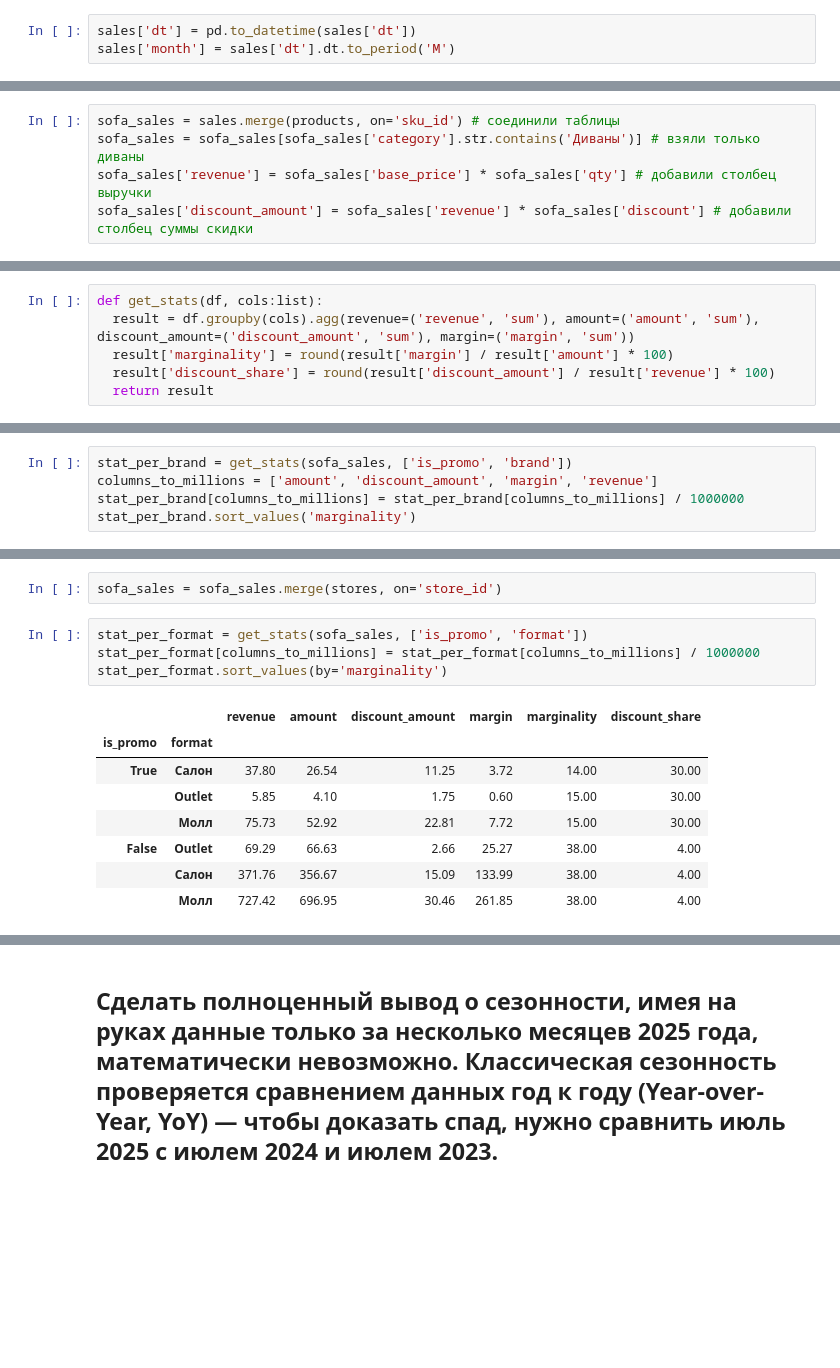
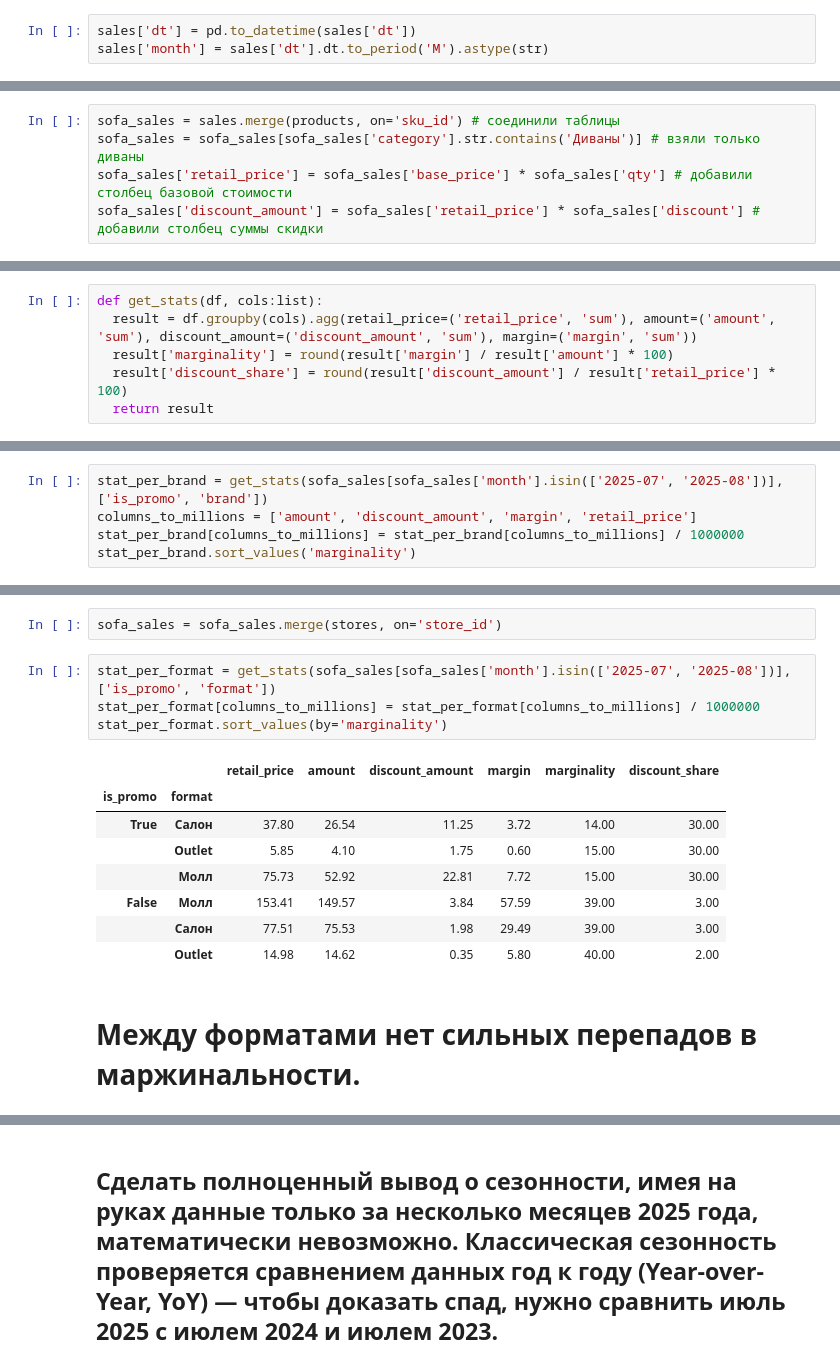
Before and after one commit to Boris160498/Askona, a Jupyter notebook: Askona.ipynb, the cells around one changed output, grey strips where cells are left out. Drawn from its saved outputs; the diff is of its cells as text; blank space fills up the shorter version.

```diff
--- a/Askona.ipynb
+++ b/Askona.ipynb
@@ -79,5 +79,5 @@ memory usage: 3.3+ MB
 # Приведём данные к нужному формату, добавим месяц продаж, чтобы можно было сгруппировать по нему для анализа
 # %%
 sales['dt'] = pd.to_datetime(sales['dt'])
-sales['month'] = sales['dt'].dt.to_period('M')
+sales['month'] = sales['dt'].dt.to_period('M').astype(str)
 # %% [markdown]
@@ -85,8 +85,8 @@ sales['month'] = sales['dt'].dt.to_period('M')
 # %%
 sofa_sales = sales.merge(products, on='sku_id') # соединили таблицы
 sofa_sales = sofa_sales[sofa_sales['category'].str.contains('Диваны')] # взяли только диваны
-sofa_sales['revenue'] = sofa_sales['base_price'] * sofa_sales['qty'] # добавили столбец выручки
-sofa_sales['discount_amount'] = sofa_sales['revenue'] * sofa_sales['discount'] # добавили столбец суммы скидки
+sofa_sales['retail_price'] = sofa_sales['base_price'] * sofa_sales['qty'] # добавили столбец базовой стоимости
+sofa_sales['discount_amount'] = sofa_sales['retail_price'] * sofa_sales['discount'] # добавили столбец суммы скидки
 # %%
 sofa_sales.head()
 # %% [output]
@@ -106,7 +125,7 @@ sales_per_mth['discount_share'] = round(sales_per_mth['discount_amount'] / sales
 # Создадим функцию для получения сгруппированной таблицы с вышеперечисленными показателями.
 # %%
 def get_stats(df, cols:list):
-  result = df.groupby(cols).agg(revenue=('revenue', 'sum'), amount=('amount', 'sum'), discount_amount=('discount_amount', 'sum'), margin=('margin', 'sum'))
+  result = df.groupby(cols).agg(retail_price=('retail_price', 'sum'), amount=('amount', 'sum'), discount_amount=('discount_amount', 'sum'), margin=('margin', 'sum'))
   result['marginality'] = round(result['margin'] / result['amount'] * 100)
-  result['discount_share'] = round(result['discount_amount'] / result['revenue'] * 100)
+  result['discount_share'] = round(result['discount_amount'] / result['retail_price'] * 100)
   return result
@@ -175,6 +177,6 @@ comparison
 # %%
-stat_per_brand = get_stats(sofa_sales, ['is_promo', 'brand'])
-columns_to_millions = ['amount', 'discount_amount', 'margin', 'revenue']
+stat_per_brand = get_stats(sofa_sales[sofa_sales['month'].isin(['2025-07', '2025-08'])], ['is_promo', 'brand'])
+columns_to_millions = ['amount', 'discount_amount', 'margin', 'retail_price']
 stat_per_brand[columns_to_millions] = stat_per_brand[columns_to_millions] / 1000000
 stat_per_brand.sort_values('marginality')
 # %% [output]
@@ -193,16 +197,18 @@ stat_per_brand.sort_values('marginality')
 # %%
 sofa_sales = sofa_sales.merge(stores, on='store_id')
 # %%
-stat_per_format = get_stats(sofa_sales, ['is_promo', 'format'])
+stat_per_format = get_stats(sofa_sales[sofa_sales['month'].isin(['2025-07', '2025-08'])], ['is_promo', 'format'])
 stat_per_format[columns_to_millions] = stat_per_format[columns_to_millions] / 1000000
 stat_per_format.sort_values(by='marginality')
 # %% [output]
-|  |  | revenue | amount | discount_amount | margin | marginality | discount_share |
+|  |  | retail_price | amount | discount_amount | margin | marginality | discount_share |
 | is_promo | format |  |  |  |  |  |  |
 | True | Салон | 37.80 | 26.54 | 11.25 | 3.72 | 14.00 | 30.00 |
 |  | Outlet | 5.85 | 4.10 | 1.75 | 0.60 | 15.00 | 30.00 |
 |  | Молл | 75.73 | 52.92 | 22.81 | 7.72 | 15.00 | 30.00 |
-| False | Outlet | 69.29 | 66.63 | 2.66 | 25.27 | 38.00 | 4.00 |
-|  | Салон | 371.76 | 356.67 | 15.09 | 133.99 | 38.00 | 4.00 |
-|  | Молл | 727.42 | 696.95 | 30.46 | 261.85 | 38.00 | 4.00 |
+| False | Молл | 153.41 | 149.57 | 3.84 | 57.59 | 39.00 | 3.00 |
+|  | Салон | 77.51 | 75.53 | 1.98 | 29.49 | 39.00 | 3.00 |
+|  | Outlet | 14.98 | 14.62 | 0.35 | 5.80 | 40.00 | 2.00 |
+# %% [markdown]
+# Между форматами нет сильных перепадов в маржинальности.
 # %%
```
Also changed, not shown: parts of 25 cells of this notebook.
